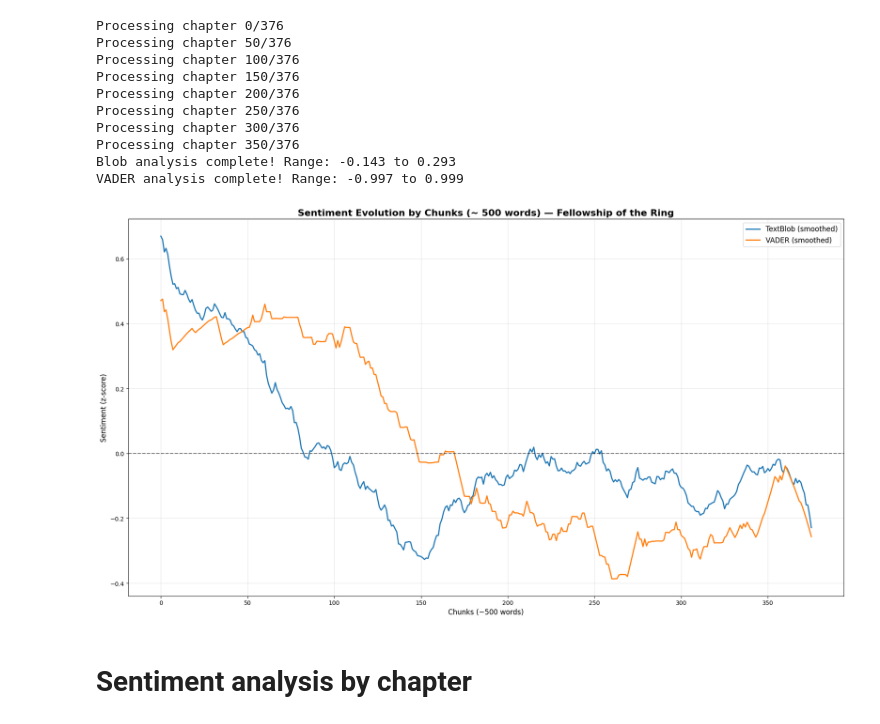
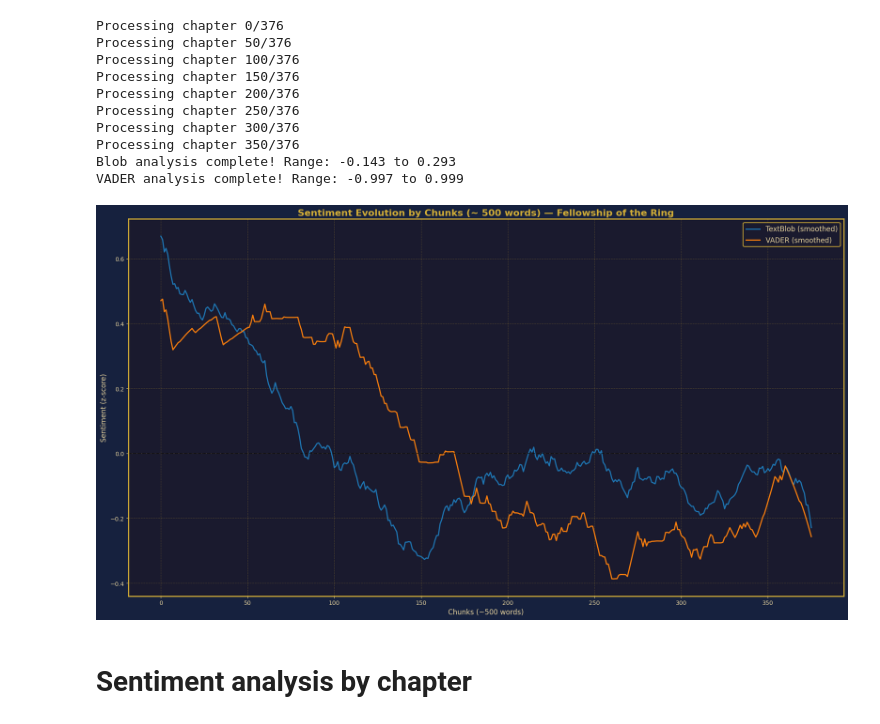
Before and after one commit to LaraN01/CAS_NLP, a Jupyter notebook: Projects/Corpus_task.ipynb, the cells around one changed output. Drawn from its saved outputs; the diff is of its cells as text; code cells hidden in the pictures.

```diff
--- a/Projects/Corpus_task.ipynb
+++ b/Projects/Corpus_task.ipynb
@@ -396,30 +411,33 @@ else:
 # %%
 smooth_window = 100
 
 x_positions = list(range(len(chunks)))
 
 s_blob = pd.Series(sentiment_blob_plot)
 s_vader = pd.Series(sentiment_vader_plot)
 
 s_blob_smooth  = s_blob.rolling(window=smooth_window, center=True, min_periods=1).mean().tolist()
 s_vader_smooth = s_vader.rolling(window=smooth_window, center=True, min_periods=1).mean().tolist()
 
 fig, ax = plt.subplots(figsize=(18, 10))
 
 ax.plot(x_positions, s_blob_smooth,  '-', label='TextBlob (smoothed)', linewidth=2)
 ax.plot(x_positions, s_vader_smooth, '-', label='VADER (smoothed)',    linewidth=2)
 
 ax.axhline(y=0, color='black', linestyle='--', alpha=0.5)
 
 ax.set_title('Sentiment Evolution by Chunks (~ 500 words) — Fellowship of the Ring', fontsize=16, fontweight='bold')
 ax.set_xlabel('Chunks (~500 words)', fontsize=12)
 ax.set_ylabel(y_label, fontsize=12)
 ax.legend(fontsize=12)
 ax.grid(True, alpha=0.3)
+
+tolkienize_plot()
+
 plt.tight_layout()
 plt.show()
 # %% [output]
-[figure, old version]
+[figure, new version]
 # %% [markdown]
 # Sentiment analysis by chapter
 # %%
```
Also changed, not shown: parts of 19 cells of this notebook.
